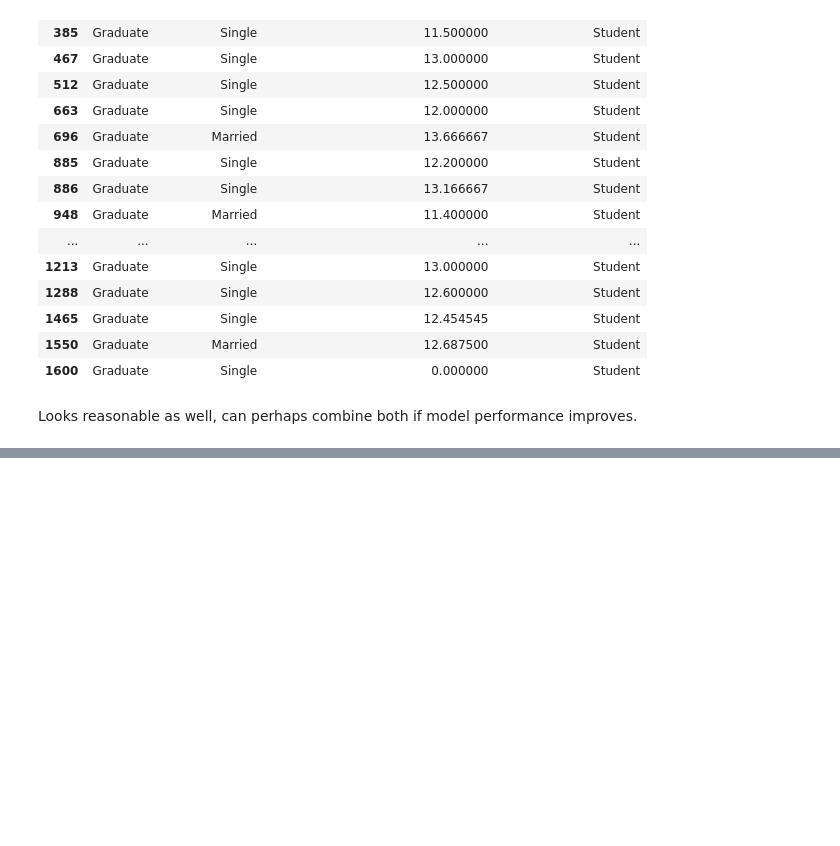
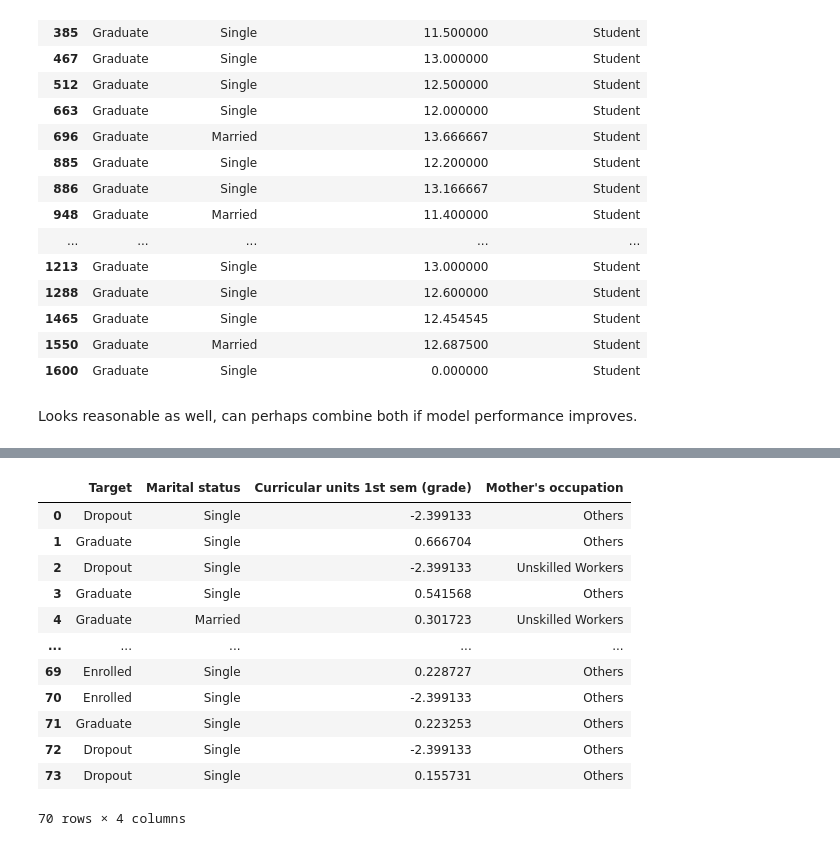
Before and after one commit to tersimdev/dropout-data-sci, a Jupyter notebook: Terence.ipynb, the cells around one changed output, grey strips where cells are left out. Drawn from its saved outputs; the diff is of its cells as text; code cells hidden in the pictures; blank space fills up the shorter version.

```diff
--- a/Terence.ipynb
+++ b/Terence.ipynb
@@ -627,0 +627,3 @@ Looks reasonable as well, can perhaps combine both if model performance improves
+# %%
+df_knn = c_StudentD[["Marital status","Mother's occupation","Father's occupation","Gender",
+            "Curricular units 1st sem (grade)" , "Target"]].copy()
@@ -627,0 +632,12 @@ Looks reasonable as well, can perhaps combine both if model performance improves
+# %%
+# create a dataframe with only Predictors: Marital status, Mother's Qualification,
+# Father's Qualification, Gender, Curricular units 1st sem (grade)
+X = df_knn[["Marital status","Mother's occupation","Father's occupation","Gender",
+            "Curricular units 1st sem (grade)" ]].copy()
+#separate target value
+y = df_knn['Target'].values
+# %%
+# Standardization of Curricular units 1st sem (grade)
+scale = StandardScaler()
+X[["Curricular units 1st sem (grade)"]] = scale.fit_transform(X[["Curricular units 1st sem (grade)"]])
+X.head()
@@ -627,0 +768,19 @@ Looks reasonable as well, can perhaps combine both if model performance improves
+# %%
+# Same as the previous model but without anomalies
+
+# Remove Anomalies using Isolation Forest 2
+anomDf, pred = remove_anomaly_iforest(df, 100, True)
+
+# The dataframe without the anomalies
+noOutlierDf = anomDf[pred == 1].copy()
+
+# Scaling of Curricular units 1st sem (grade)
+noOutlierDf[["Curricular units 1st sem (grade)"]] = scale.fit_transform(noOutlierDf[["Curricular units 1st sem (grade)"]])
+
+# took out gender and father's occupation
+# create a dataframe with only Predictors
+X_anom = noOutlierDf[["Marital status","Mother's occupation",
+            "Curricular units 1st sem (grade)" ]].copy()
+
+#separate target value
+y_anom = noOutlierDf['Target'].values
@@ -627,0 +795,16 @@ Looks reasonable as well, can perhaps combine both if model performance improves
+# %%
+noOutlierDf.head(70)
+# %% [output]
+|  | Target | Marital status | Curricular units 1st sem (grade) | Mother's occupation |
+| 0 | Dropout | Single | -2.399133 | Others |
+| 1 | Graduate | Single | 0.666704 | Others |
+| 2 | Dropout | Single | -2.399133 | Unskilled Workers |
+| 3 | Graduate | Single | 0.541568 | Others |
+| 4 | Graduate | Married | 0.301723 | Unskilled Workers |
+| ... | ... | ... | ... | ... |
+| 69 | Enrolled | Single | 0.228727 | Others |
+| 70 | Enrolled | Single | -2.399133 | Others |
+| 71 | Graduate | Single | 0.223253 | Others |
+| 72 | Dropout | Single | -2.399133 | Others |
+| 73 | Dropout | Single | 0.155731 | Others |
+70 rows × 4 columns
```
Also changed, not shown: parts of 31 cells of this notebook.
